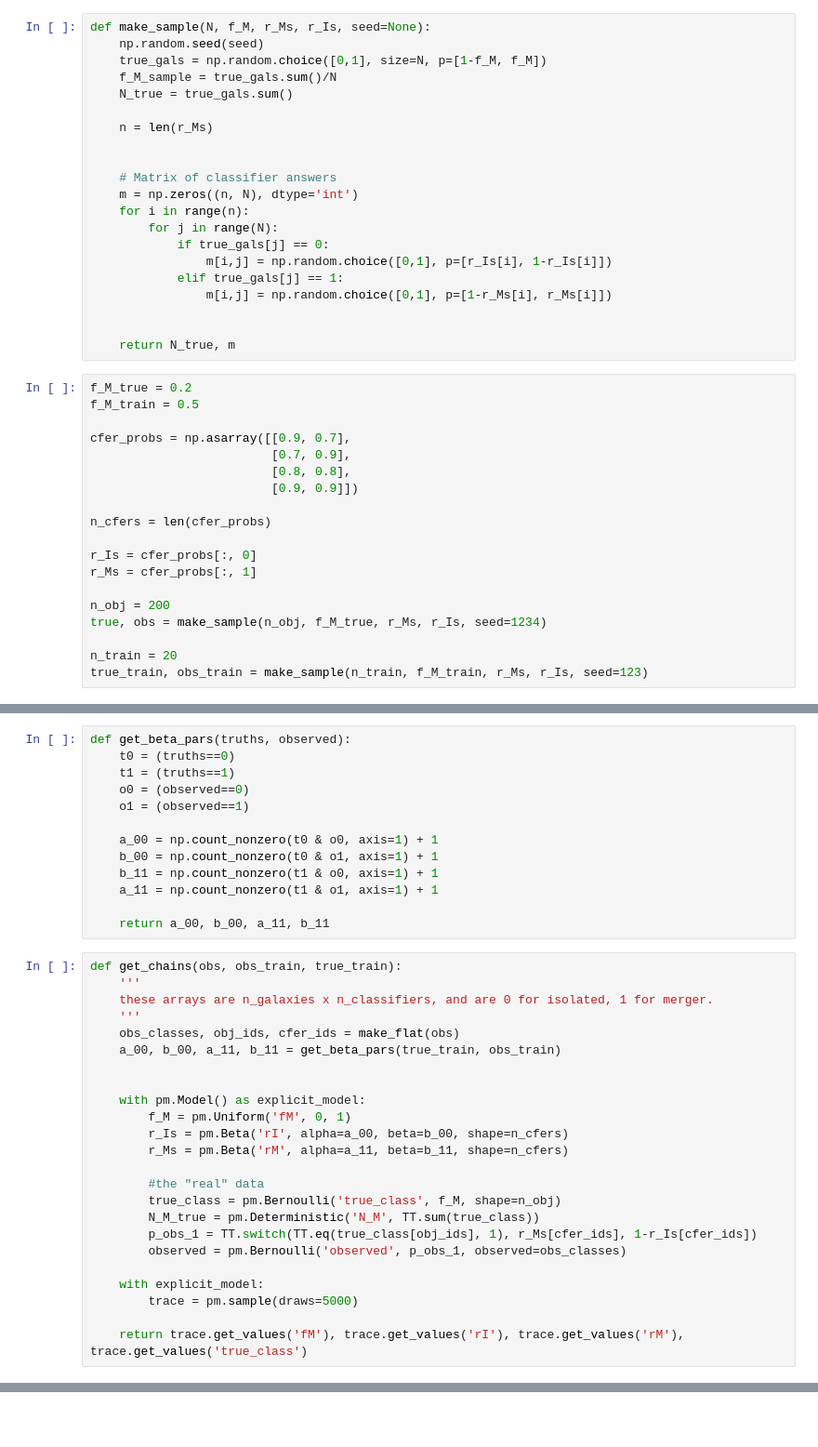
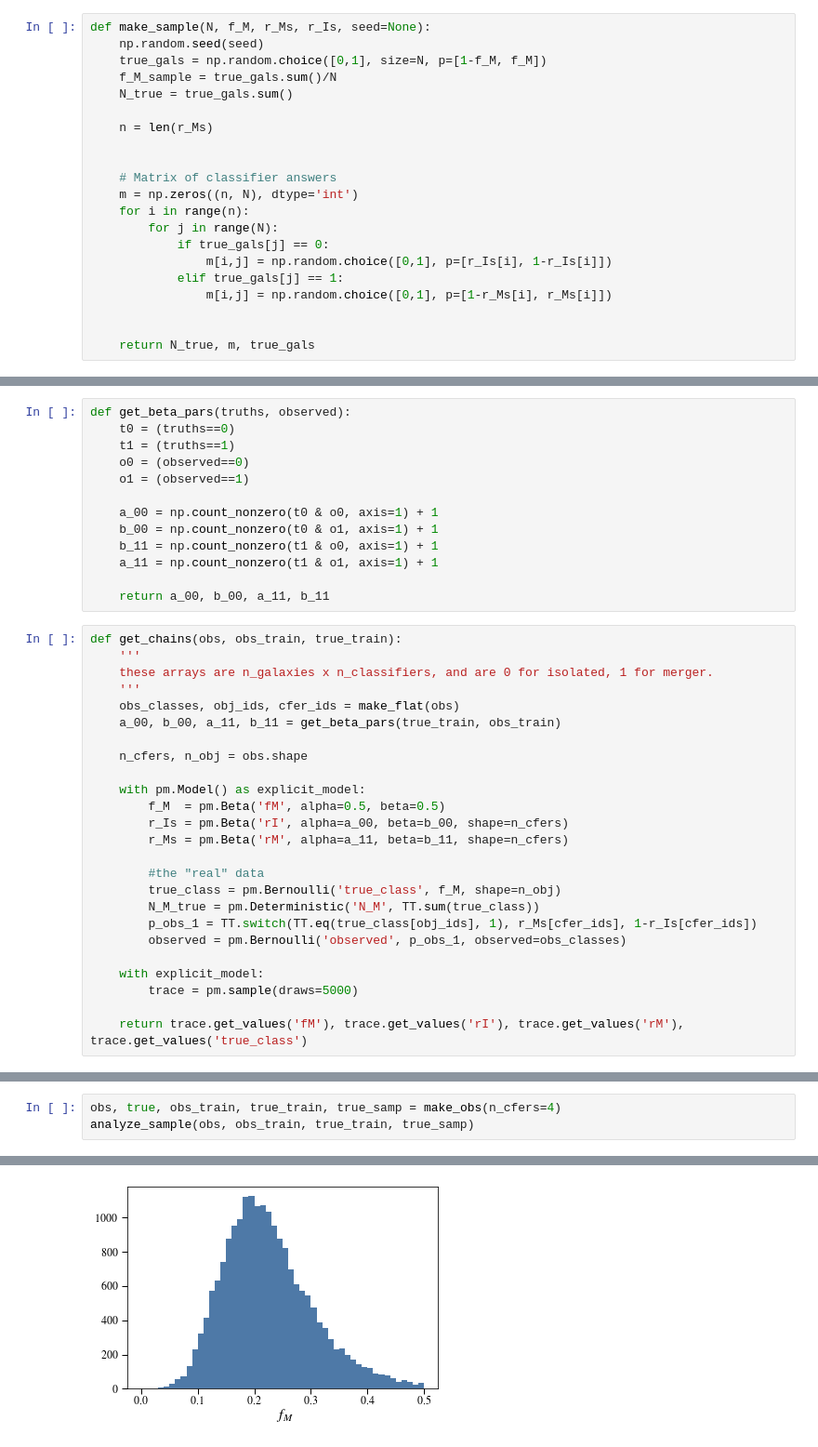
Before and after one commit to dncnwtts/merger_classification, a Jupyter notebook: pymc_model.ipynb, the cells around one changed output, grey strips where cells are left out. Shown at 93% size. Drawn from its saved outputs; the diff is of its cells as text; blank space fills up the shorter version.

```diff
--- a/pymc_model.ipynb
+++ b/pymc_model.ipynb
@@ -27,26 +27,7 @@ def make_sample(N, f_M, r_Ms, r_Is, seed=None):
                 m[i,j] = np.random.choice([0,1], p=[1-r_Ms[i], r_Ms[i]])
 
 
-    return N_true, m
+    return N_true, m, true_gals
-# %%
-f_M_true = 0.2
-f_M_train = 0.5
-
-cfer_probs = np.asarray([[0.9, 0.7],
-                         [0.7, 0.9],
-                         [0.8, 0.8],
-                         [0.9, 0.9]])
-
-n_cfers = len(cfer_probs)
-
-r_Is = cfer_probs[:, 0]
-r_Ms = cfer_probs[:, 1]
-
-n_obj = 200
-true, obs = make_sample(n_obj, f_M_true, r_Ms, r_Is, seed=1234)
-
-n_train = 20
-true_train, obs_train = make_sample(n_train, f_M_train, r_Ms, r_Is, seed=123)
 # %%
 def make_flat(observations):
     n_cfers, n_obj = observations.shape
@@ -84,9 +65,10 @@ def get_chains(obs, obs_train, true_train):
     obs_classes, obj_ids, cfer_ids = make_flat(obs)
     a_00, b_00, a_11, b_11 = get_beta_pars(true_train, obs_train)
 
+    n_cfers, n_obj = obs.shape
 
     with pm.Model() as explicit_model:
-        f_M = pm.Uniform('fM', 0, 1)
+        f_M  = pm.Beta('fM', alpha=0.5, beta=0.5)
         r_Is = pm.Beta('rI', alpha=a_00, beta=b_00, shape=n_cfers)
         r_Ms = pm.Beta('rM', alpha=a_11, beta=b_11, shape=n_cfers)
 
@@ -151,0 +138,4 @@ Text(0, 0.5, '$p_M$')
+# %%
+obs, true, obs_train, true_train, true_samp = make_obs(n_cfers=4)
+analyze_sample(obs, obs_train, true_train, true_samp)
+# %% [output]
@@ -151,0 +148 @@ Text(0, 0.5, '$p_M$')
+[figure, added]
```
Also changed, not shown: parts of 9 cells of this notebook.
